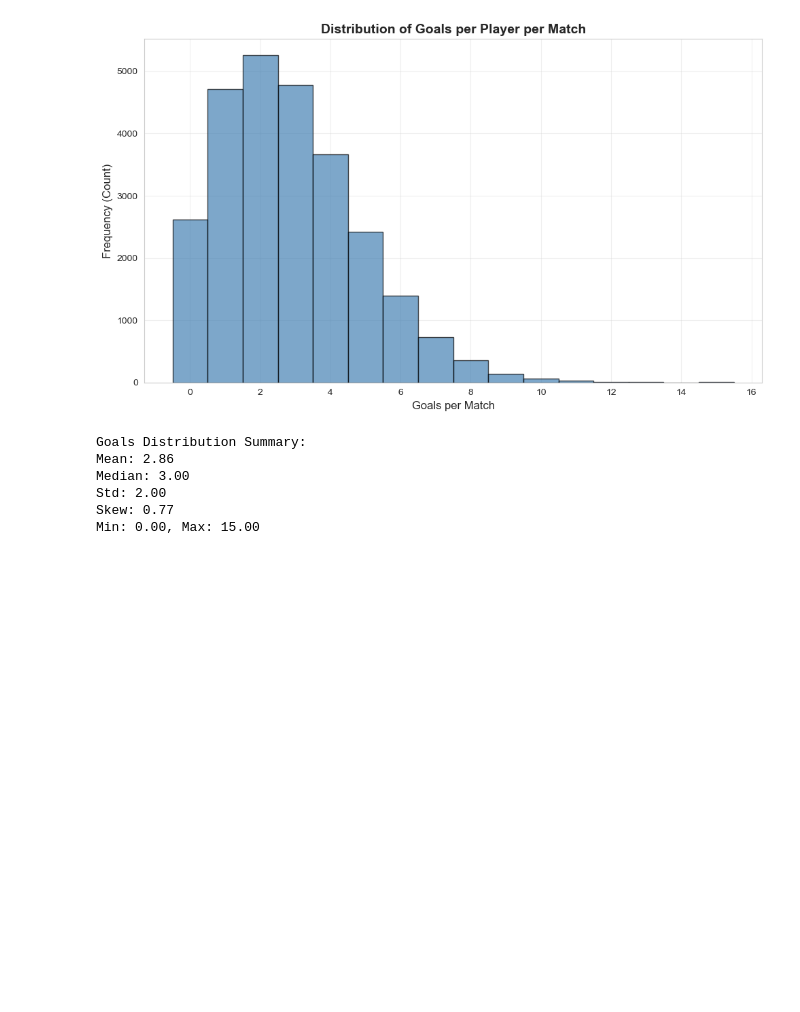
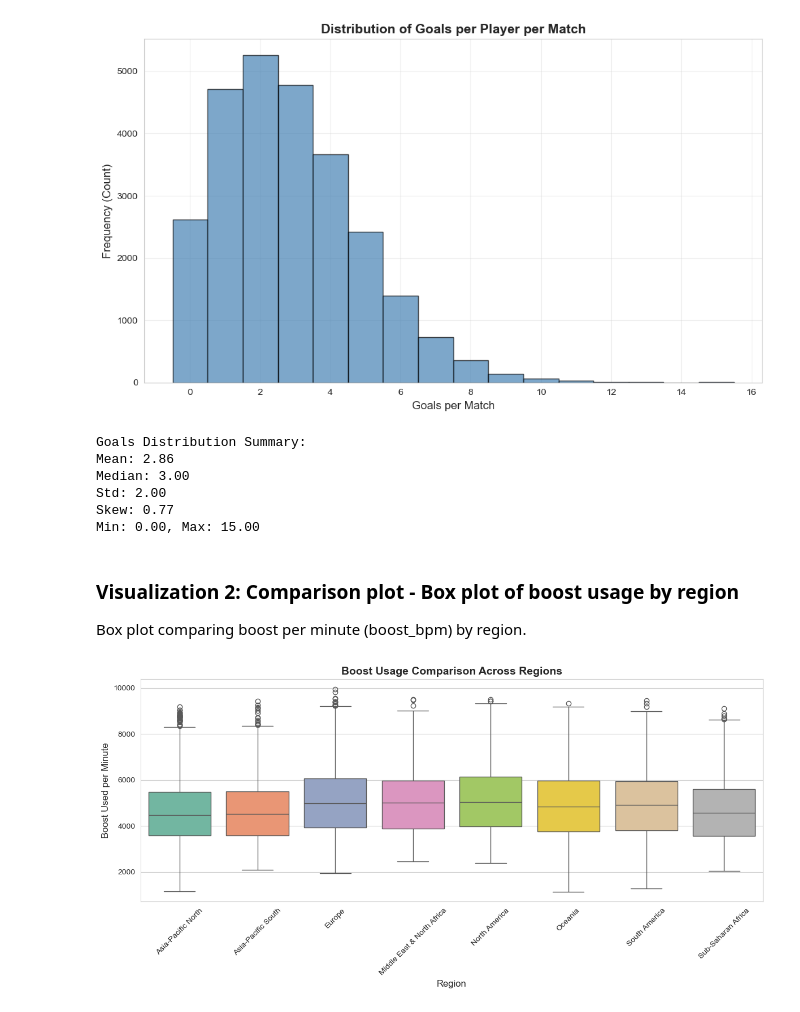
Before and after one commit to IT2053C-Gilany/final-project-smanzler, a Jupyter notebook: final-project.ipynb, the cells around one changed output. Cells and saved outputs as stored; diff of their text form; code cells hidden in the pictures; blank space fills up the shorter version.

```diff
--- a/final-project.ipynb
+++ b/final-project.ipynb
@@ -652,3 +652,40 @@ Median: 3.00
 Std: 2.00
 Skew: 0.77
 Min: 0.00, Max: 15.00
+# %% [markdown]
+### Visualization 2: Comparison plot - Box plot of boost usage by region
+
+Box plot comparing boost per minute (boost_bpm) by region.
+# %%
+# Visualization 2: Comparison plot - Box plot of boost usage by region
+fig, ax = plt.subplots(figsize=(12, 6))
+
+# Filter out any rows with missing data for region or boost_bpm
+data_for_box = matches_teams_enriched.dropna(
+    subset=['team_region', 'boost_bpm'])
+
+sns.boxplot(
+    data=data_for_box,
+    x='team_region',
+    y='boost_bpm',
+    hue='team_region',
+    legend=False,
+    ax=ax,
+    palette='Set2'
+)
+
+# Remove duplicate region labels from the legend if present
+handles, labels = ax.get_legend_handles_labels()
+if len(handles) > 0:
+  ax.get_legend().remove()
+
+ax.set_xlabel('Region', fontsize=12)
+ax.set_ylabel('Boost Used per Minute', fontsize=12)
+ax.set_title('Boost Usage Comparison Across Regions',
+             fontsize=14, fontweight='bold')
+ax.tick_params(axis='x', rotation=45)
+
+plt.tight_layout()
+plt.show()
+# %% [output]
+[figure, added]
```
Also changed, not shown: parts of 1 cell of this notebook.
